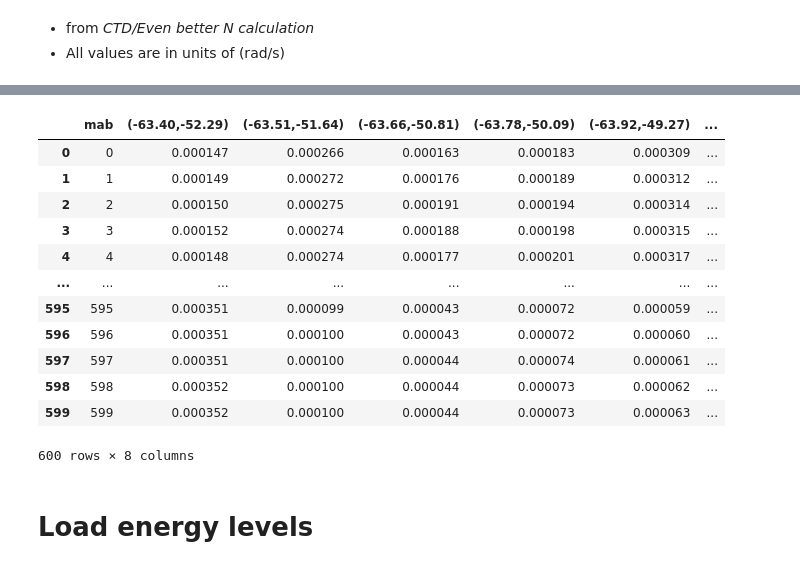
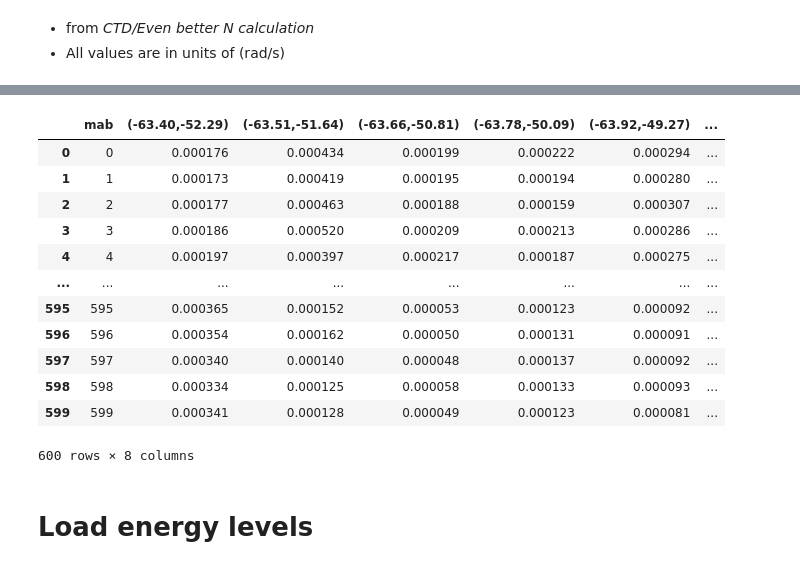
Before and after one commit to opinner/Pinner_et_al_2024, a Jupyter notebook: scripts/IDEMIX_parametrization/local dissipation rates.ipynb, the cells around one changed output, grey strips where cells are left out. Saved outputs shown, nothing was run; the diff lists cells and outputs as text; code cells hidden in the pictures.

```diff
--- a/scripts/IDEMIX_parametrization/local dissipation rates.ipynb
+++ b/scripts/IDEMIX_parametrization/local dissipation rates.ipynb
@@ -91,19 +91,19 @@ for i,_ in enumerate(N_table.columns):
 # %%
-N_error_table = pd.read_pickle("../../data/CTD/N_std.pkl")
+N_error_table = pd.read_pickle("./method_data/N_std.pkl")
 N_error_table
 # %% [output]
 |  | mab | (-63.40,-52.29) | (-63.51,-51.64) | (-63.66,-50.81) | (-63.78,-50.09) | (-63.92,-49.27) | ... |
-| 0 | 0 | 0.000147 | 0.000266 | 0.000163 | 0.000183 | 0.000309 | ... |
-| 1 | 1 | 0.000149 | 0.000272 | 0.000176 | 0.000189 | 0.000312 | ... |
-| 2 | 2 | 0.000150 | 0.000275 | 0.000191 | 0.000194 | 0.000314 | ... |
-| 3 | 3 | 0.000152 | 0.000274 | 0.000188 | 0.000198 | 0.000315 | ... |
-| 4 | 4 | 0.000148 | 0.000274 | 0.000177 | 0.000201 | 0.000317 | ... |
+| 0 | 0 | 0.000176 | 0.000434 | 0.000199 | 0.000222 | 0.000294 | ... |
+| 1 | 1 | 0.000173 | 0.000419 | 0.000195 | 0.000194 | 0.000280 | ... |
+| 2 | 2 | 0.000177 | 0.000463 | 0.000188 | 0.000159 | 0.000307 | ... |
+| 3 | 3 | 0.000186 | 0.000520 | 0.000209 | 0.000213 | 0.000286 | ... |
+| 4 | 4 | 0.000197 | 0.000397 | 0.000217 | 0.000187 | 0.000275 | ... |
 | ... | ... | ... | ... | ... | ... | ... | ... |
-| 595 | 595 | 0.000351 | 0.000099 | 0.000043 | 0.000072 | 0.000059 | ... |
-| 596 | 596 | 0.000351 | 0.000100 | 0.000043 | 0.000072 | 0.000060 | ... |
-| 597 | 597 | 0.000351 | 0.000100 | 0.000044 | 0.000074 | 0.000061 | ... |
-| 598 | 598 | 0.000352 | 0.000100 | 0.000044 | 0.000073 | 0.000062 | ... |
-| 599 | 599 | 0.000352 | 0.000100 | 0.000044 | 0.000073 | 0.000063 | ... |
+| 595 | 595 | 0.000365 | 0.000152 | 0.000053 | 0.000123 | 0.000092 | ... |
+| 596 | 596 | 0.000354 | 0.000162 | 0.000050 | 0.000131 | 0.000091 | ... |
+| 597 | 597 | 0.000340 | 0.000140 | 0.000048 | 0.000137 | 0.000092 | ... |
+| 598 | 598 | 0.000334 | 0.000125 | 0.000058 | 0.000133 | 0.000093 | ... |
+| 599 | 599 | 0.000341 | 0.000128 | 0.000049 | 0.000123 | 0.000081 | ... |
 600 rows × 8 columns
 # %% [markdown]
 # Load energy levels
```
Also changed, not shown: parts of 29 cells of this notebook, 16 other files.
